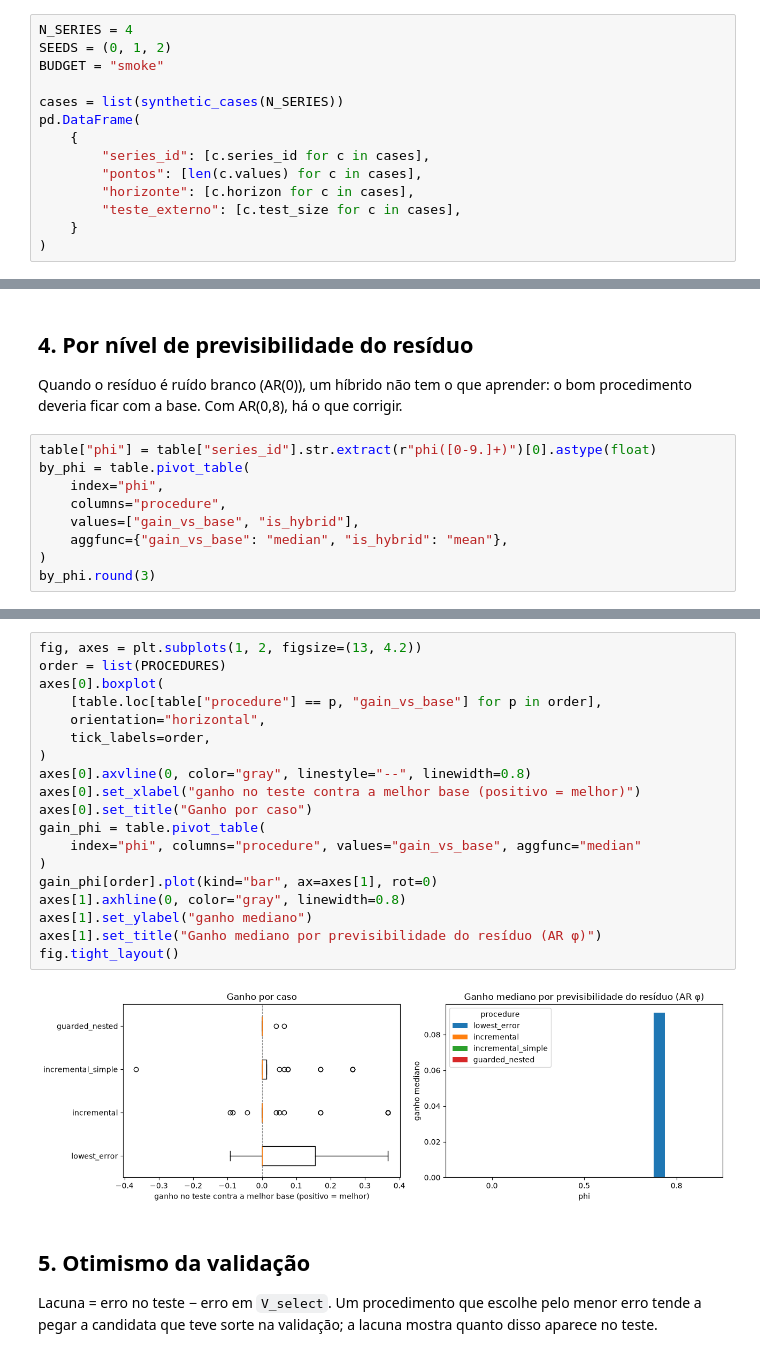
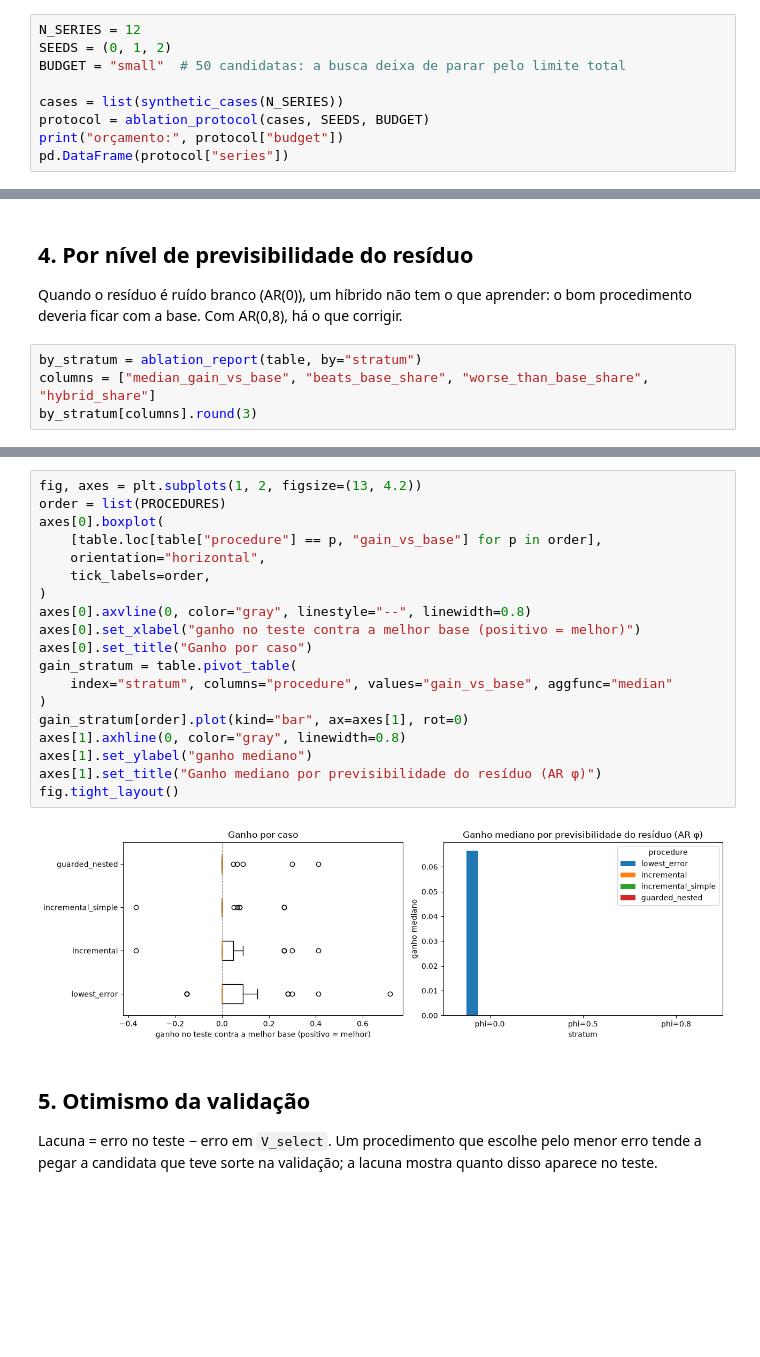
Before and after one commit to autohybts-lib/AutoHybTS, a Jupyter notebook: notebooks/09_ablation.ipynb, the cells around one changed output, grey strips where cells are left out. Cells and saved outputs as stored; diff of their text form; blank space fills up the shorter version.

Commit message:
feat: plano de melhoria M01–M07 (seleção, orçamento, custo, calibração, modelos externos) (#12)

```diff
--- a/notebooks/09_ablation.ipynb
+++ b/notebooks/09_ablation.ipynb
@@ -34,17 +52,12 @@ AutoHybTS 0.0.1
 # %% [markdown]
 ## 1. Configuração
 # %%
-N_SERIES = 4
+N_SERIES = 12
 SEEDS = (0, 1, 2)
-BUDGET = "smoke"
+BUDGET = "small"  # 50 candidatas: a busca deixa de parar pelo limite total
 
 cases = list(synthetic_cases(N_SERIES))
-pd.DataFrame(
-    {
-        "series_id": [c.series_id for c in cases],
-        "pontos": [len(c.values) for c in cases],
-        "horizonte": [c.horizon for c in cases],
-        "teste_externo": [c.test_size for c in cases],
-    }
-)
+protocol = ablation_protocol(cases, SEEDS, BUDGET)
+print("orçamento:", protocol["budget"])
+pd.DataFrame(protocol["series"])
 # %% [output]
@@ -105,12 +140,7 @@ report.round(4)
 
 Quando o resíduo é ruído branco (AR(0)), um híbrido não tem o que aprender: o bom procedimento deveria ficar com a base. Com AR(0,8), há o que corrigir.
 # %%
-table["phi"] = table["series_id"].str.extract(r"phi([0-9.]+)")[0].astype(float)
-by_phi = table.pivot_table(
-    index="phi",
-    columns="procedure",
-    values=["gain_vs_base", "is_hybrid"],
-    aggfunc={"gain_vs_base": "median", "is_hybrid": "mean"},
-)
-by_phi.round(3)
+by_stratum = ablation_report(table, by="stratum")
+columns = ["median_gain_vs_base", "beats_base_share", "worse_than_base_share", "hybrid_share"]
+by_stratum[columns].round(3)
 # %% [output]
@@ -123,24 +161,24 @@ by_phi.round(3)
 # %%
 fig, axes = plt.subplots(1, 2, figsize=(13, 4.2))
 order = list(PROCEDURES)
 axes[0].boxplot(
     [table.loc[table["procedure"] == p, "gain_vs_base"] for p in order],
     orientation="horizontal",
     tick_labels=order,
 )
 axes[0].axvline(0, color="gray", linestyle="--", linewidth=0.8)
 axes[0].set_xlabel("ganho no teste contra a melhor base (positivo = melhor)")
 axes[0].set_title("Ganho por caso")
-gain_phi = table.pivot_table(
-    index="phi", columns="procedure", values="gain_vs_base", aggfunc="median"
+gain_stratum = table.pivot_table(
+    index="stratum", columns="procedure", values="gain_vs_base", aggfunc="median"
 )
-gain_phi[order].plot(kind="bar", ax=axes[1], rot=0)
+gain_stratum[order].plot(kind="bar", ax=axes[1], rot=0)
 axes[1].axhline(0, color="gray", linewidth=0.8)
 axes[1].set_ylabel("ganho mediano")
 axes[1].set_title("Ganho mediano por previsibilidade do resíduo (AR φ)")
 fig.tight_layout()
 # %% [output]
-[figure, old version]
+[figure, new version]
 # %% [markdown]
 ## 5. Otimismo da validação
 
```
Also changed, not shown: parts of 18 cells of this notebook, 47 other files.
